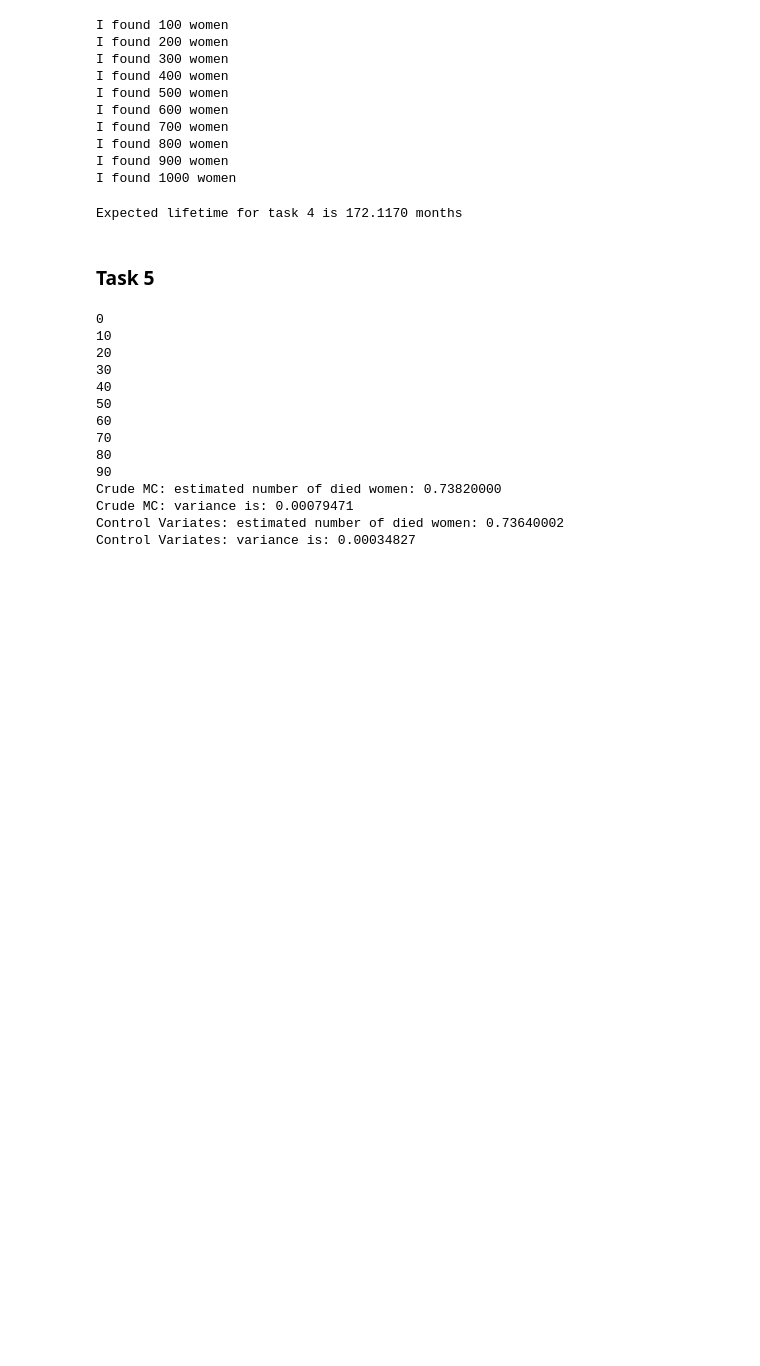
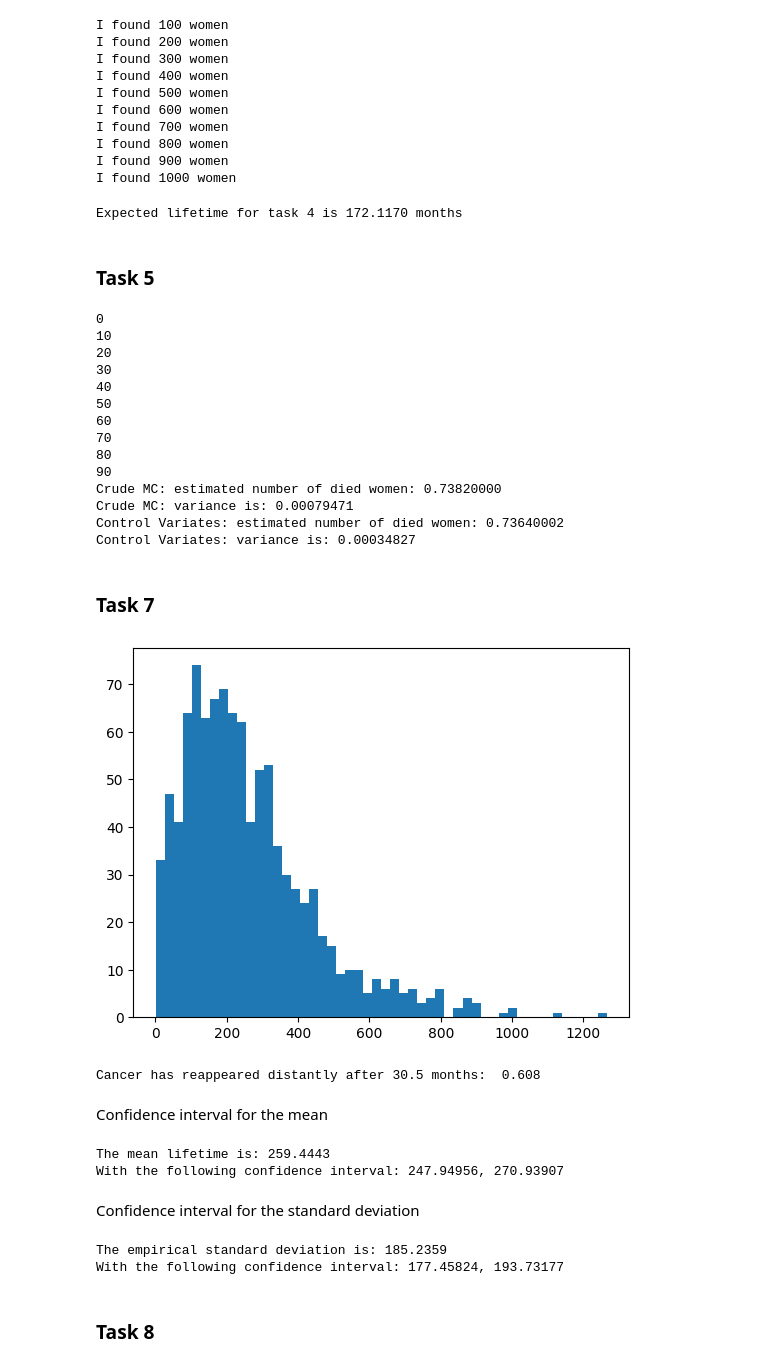
Before and after one commit to SigurdThorlund/02443-stochastic-simulation, a Jupyter notebook: project/project_1_giacomo.ipynb, the cells around one changed output. Drawn from its saved outputs; the diff is of its cells as text; code cells hidden in the pictures; blank space fills up the shorter version.

Commit message:
Progress to task 12

```diff
--- a/project/project_1_giacomo.ipynb
+++ b/project/project_1_giacomo.ipynb
@@ -123,7 +124,7 @@ while found < n:
       break
     probs = P[state, :]
     new_state = np.random.choice(a = 5, size = 1, p = probs)[0]
-    if (new_state == 1 or new_state == 2 or new_state == 3) and lifetime <= 12:
+    if not flag_cancer and (new_state == 1 or new_state == 2 or new_state == 3) and lifetime <= 12:
       flag_cancer = True
     state = new_state
     lifetime += 1
@@ -186,3 +187,75 @@ Crude MC: estimated number of died women: 0.73820000
 Crude MC: variance is: 0.00079471
 Control Variates: estimated number of died women: 0.73640002
 Control Variates: variance is: 0.00034827
+# %% [markdown]
+<h3> Task 7 </h3>
+# %%
+Q = np.array([[-0.0085, 0.005, 0.0025, 0, 0.001],
+              [0, -0.014, 0.005, 0.004, 0.005],
+              [0, 0, -0.008, 0.003, 0.005],
+              [0, 0, 0, -0.009, 0.009],
+              [0, 0, 0, 0, 0]])
+# %%
+def simulate_lifetimes_CTMC(n = 1000, Qsim = Q):
+    lifetimes = np.zeros(n)
+    distant = 0
+    for i in range(n):
+        state = 0
+        lifetime  = 0
+        distant_flag = 0
+        while state != 4:
+            rate = - Qsim[state, state]
+            probs = Qsim[state, :]/rate
+            probs[state] = 0
+            lifetime += stats.expon.rvs(scale = 1/rate, size = 1)[0]
+            new_state = np.random.choice(a = 5, size = 1, p = probs)[0]
+            if not distant_flag and (new_state == 2 or new_state ==3) and lifetime >= 30.5:
+                distant += 1
+                distant_flag = True
+            state = new_state
+        lifetimes[i] = lifetime
+    return lifetimes.copy(), distant
+# %%
+women = 1000
+lifetimes, distant = simulate_lifetimes_CTMC(n = women)
+plt.hist(lifetimes, bins = 50)
+plt.show()
+print('Cancer has reappeared distantly after 30.5 months: ', distant/women)
+# %% [output]
+[figure, added]
+Cancer has reappeared distantly after 30.5 months:  0.608
+# %% [markdown]
+Confidence interval for the mean
+# %%
+CL = 0.95 # confidence level
+n = lifetimes.shape[0]
+DF = n - 1 # degrees of freedom
+z = np.abs(stats.t.ppf((1-CL)/2,DF))
+mean = np.mean(lifetimes)
+std = np.std(lifetimes, ddof = 1)
+u = mean + z*std/np.sqrt(n)
+l = mean - z*std/np.sqrt(n)
+print('The mean lifetime is: {:.4f}'.format(mean))
+print('With the following confidence interval: {:.5f}, {:.5f}'.format(l, u))
+# %% [output]
+The mean lifetime is: 259.4443
+With the following confidence interval: 247.94956, 270.93907
+# %% [markdown]
+Confidence interval for the standard deviation
+# %%
+CL = 0.95
+n = lifetimes.shape[0]
+DF = n - 1
+xl = stats.chi2.ppf((1 + CL)/2, df = DF)
+xu = stats.chi2.ppf((1 - CL)/2, df = DF)
+s = np.std(lifetimes, ddof = 1)
+u = np.sqrt((n - 1)*s**2/xu)
+l = np.sqrt((n - 1)*s**2/xl)
+
+print('The empirical standard deviation is: {:.4f}'.format(std))
+print('With the following confidence interval: {:.5f}, {:.5f}'.format(l, u))
+# %% [output]
+The empirical standard deviation is: 185.2359
+With the following confidence interval: 177.45824, 193.73177
+# %% [markdown]
+<h3> Task 8 </h3>
```
Also changed, not shown: parts of 16 cells of this notebook.
